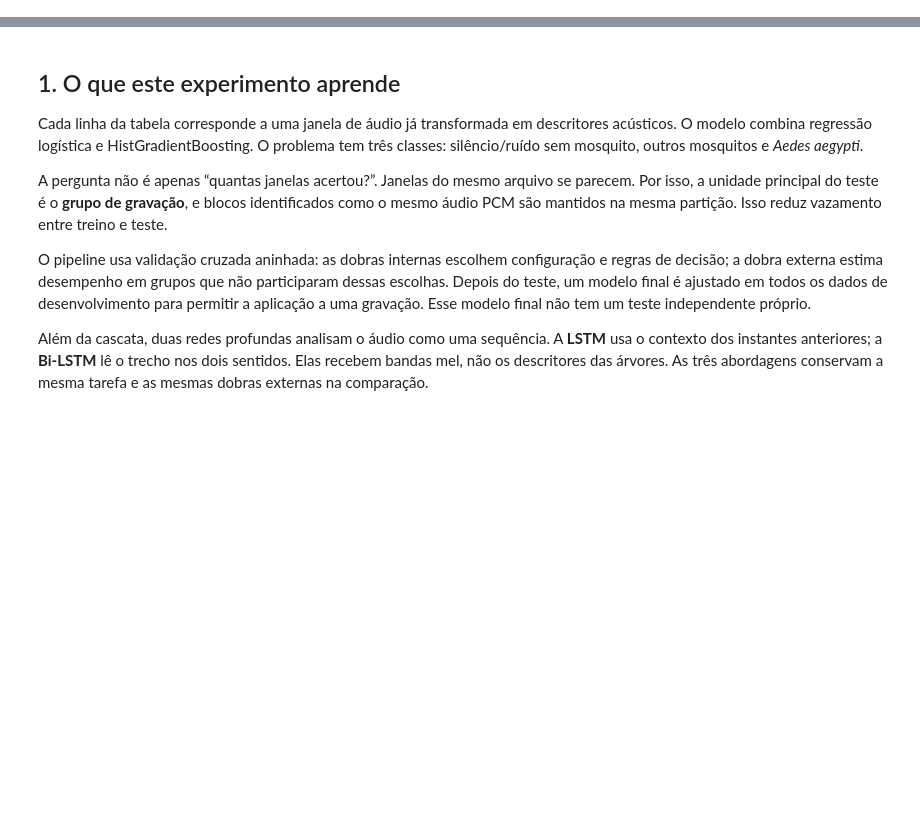
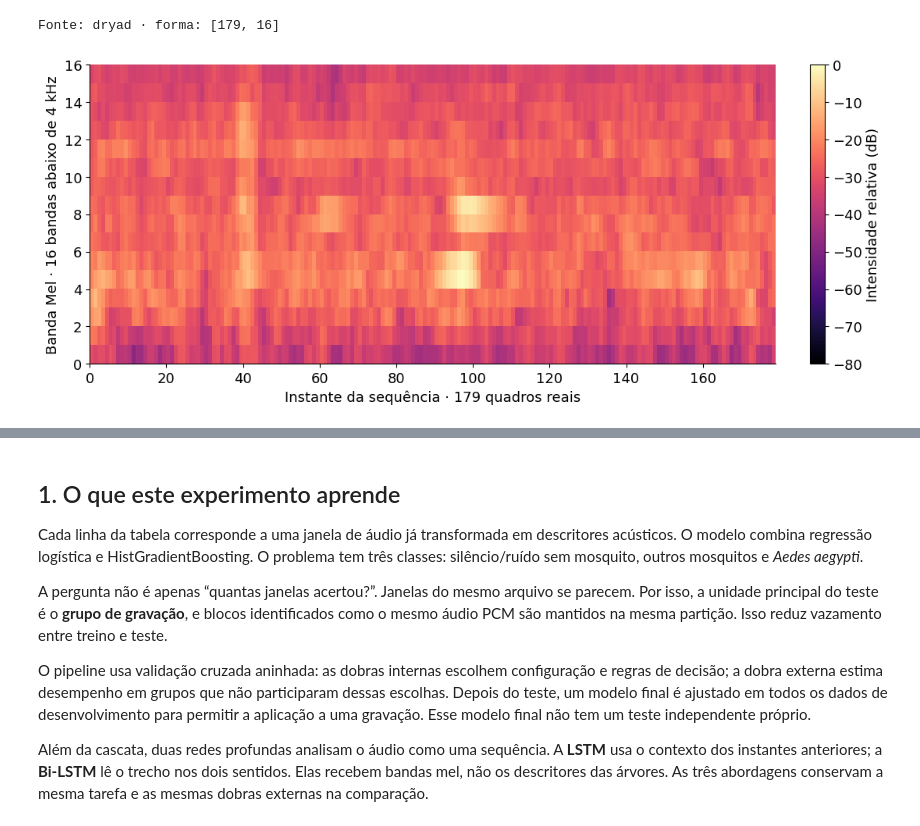
Before and after one commit to Lciarallo/mosquito-wingbeat, a Jupyter notebook: notebooks/detector_ternario_treinamento_teste_aplicacao.ipynb, the cells around one changed output, grey strips where cells are left out. Cells and saved outputs as stored; diff of their text form; code cells hidden in the pictures; blank space fills up the shorter version.

Commit message:
Atualiza notebook com CNN, MLP e avaliação por fonte

```diff
--- a/notebooks/detector_ternario_treinamento_teste_aplicacao.ipynb
+++ b/notebooks/detector_ternario_treinamento_teste_aplicacao.ipynb
@@ -8,0 +123,8 @@ As três saídas são `no_mosquito`, `other_mosquito` e `aedes_aegypti`. Este é
+# %%
+example = PATTERN_REFERENCE["example"]
+print("Fonte:", example["source"], "· forma:", example["shape"])
+fig = pattern_figure(PATTERN_REFERENCE, "mel")
+plt.show()
+# %% [output]
+Fonte: dryad · forma: [179, 16]
+[figure, added]
```
Also changed, not shown: parts of 37 cells of this notebook, 10 other files.
